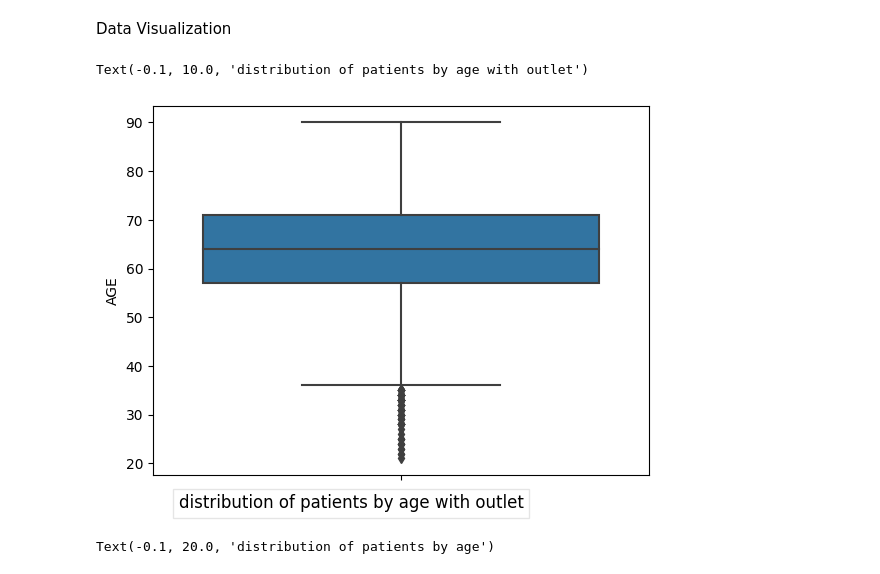
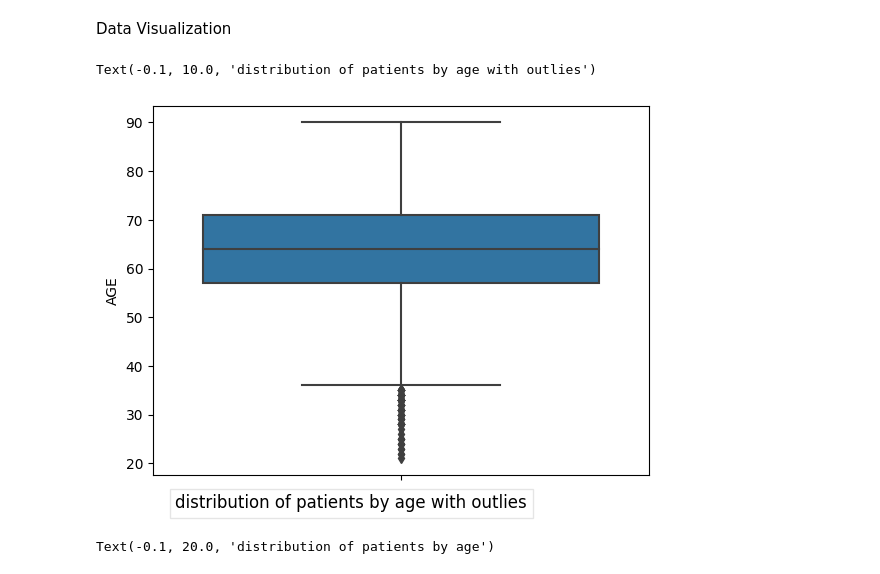
Before and after one commit to anastasiiashkur/anastasiiashkur, a Jupyter notebook: hands_on_3/code/hands_on_03.ipynb, the cells around one changed output. Drawn from its saved outputs; the diff is of its cells as text; code cells hidden in the pictures.

```diff
--- a/hands_on_3/code/hands_on_03.ipynb
+++ b/hands_on_3/code/hands_on_03.ipynb
@@ -97,9 +97,9 @@ Data Visualization
 # %%
 # non-cleaning data
 sns.boxplot(y = df['AGE'])
-plt.text(x=-0.1, y=10.0, s='distribution of patients by age with outlet', ha='center', va='bottom', fontsize=12, bbox=dict(facecolor='white', alpha=0.1))
+plt.text(x=-0.1, y=10.0, s='distribution of patients by age with outlies', ha='center', va='bottom', fontsize=12, bbox=dict(facecolor='white', alpha=0.1))
 # %% [output]
-Text(-0.1, 10.0, 'distribution of patients by age with outlet')
+Text(-0.1, 10.0, 'distribution of patients by age with outlies')
-[figure, old version]
+[figure, new version]
 # %%
 # cleaning data
```
Also changed, not shown: parts of 6 cells of this notebook.
